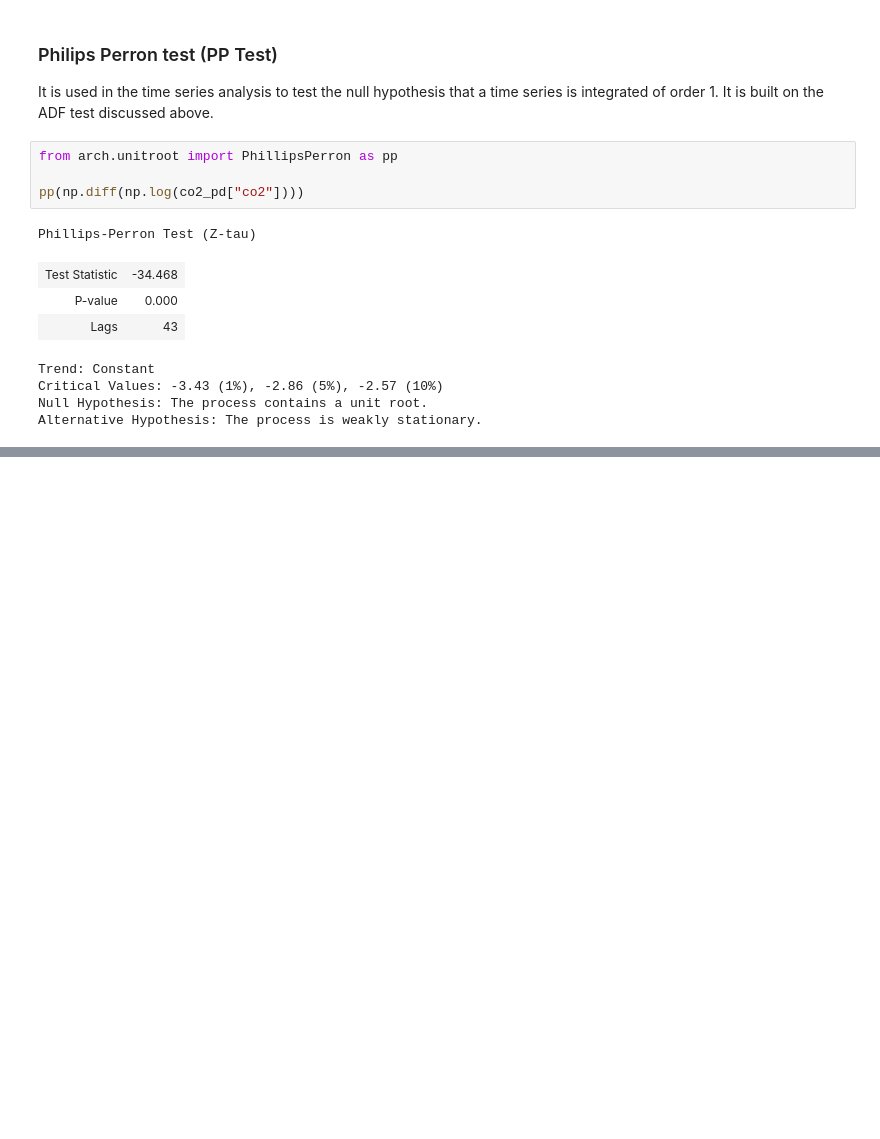
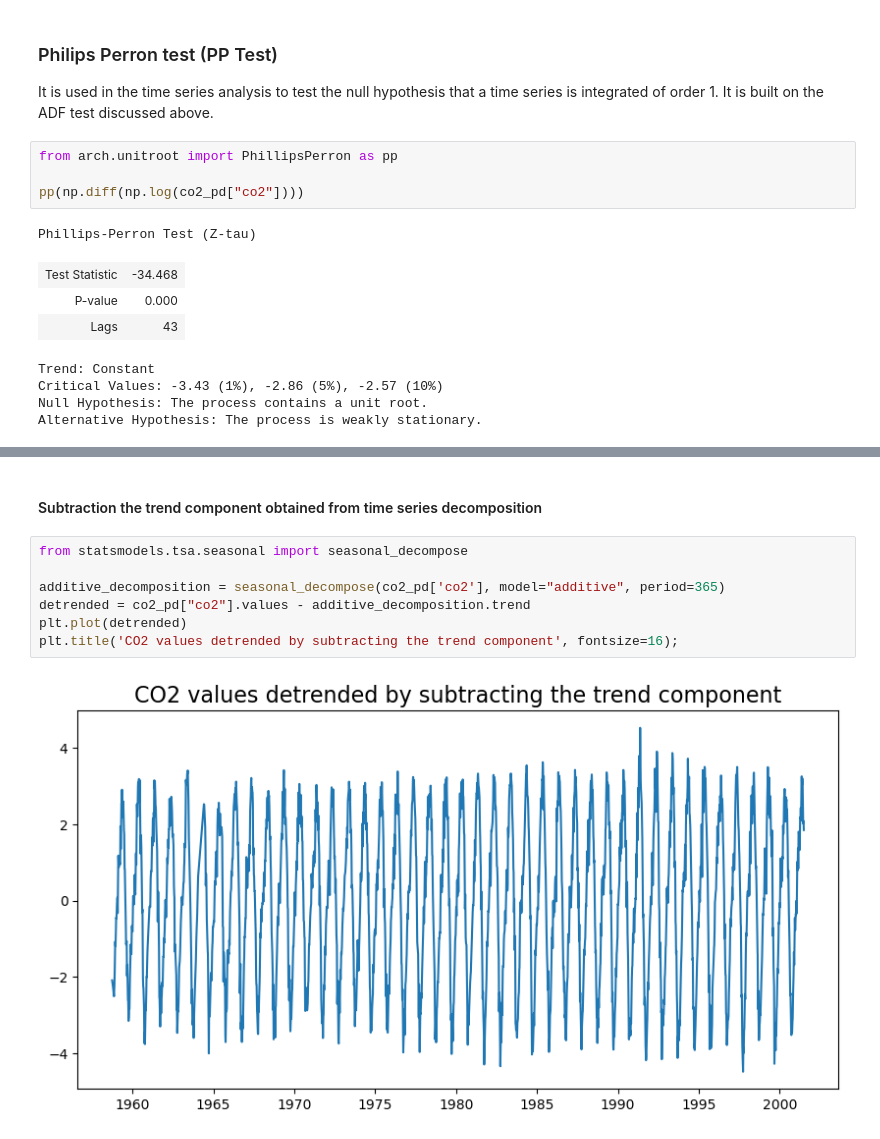
Before and after one commit to konsin1988/CO2_time_series_analysis_and_forecasting_pyspark, a Jupyter notebook: co2_model.ipynb, the cells around one changed output, grey strips where cells are left out. Drawn from its saved outputs; the diff is of its cells as text; blank space fills up the shorter version.

```diff
--- a/co2_model.ipynb
+++ b/co2_model.ipynb
@@ -333,0 +384,11 @@ Alternative Hypothesis: The process is weakly stationary.
+# %% [markdown]
+#### Subtraction the trend component obtained from time series decomposition
+# %%
+from statsmodels.tsa.seasonal import seasonal_decompose
+
+additive_decomposition = seasonal_decompose(co2_pd['co2'], model="additive", period=365)
+detrended = co2_pd["co2"].values - additive_decomposition.trend
+plt.plot(detrended)
+plt.title('CO2 values detrended by subtracting the trend component', fontsize=16);
+# %% [output]
+[figure, added]
```
Also changed, not shown: parts of 24 cells of this notebook.
